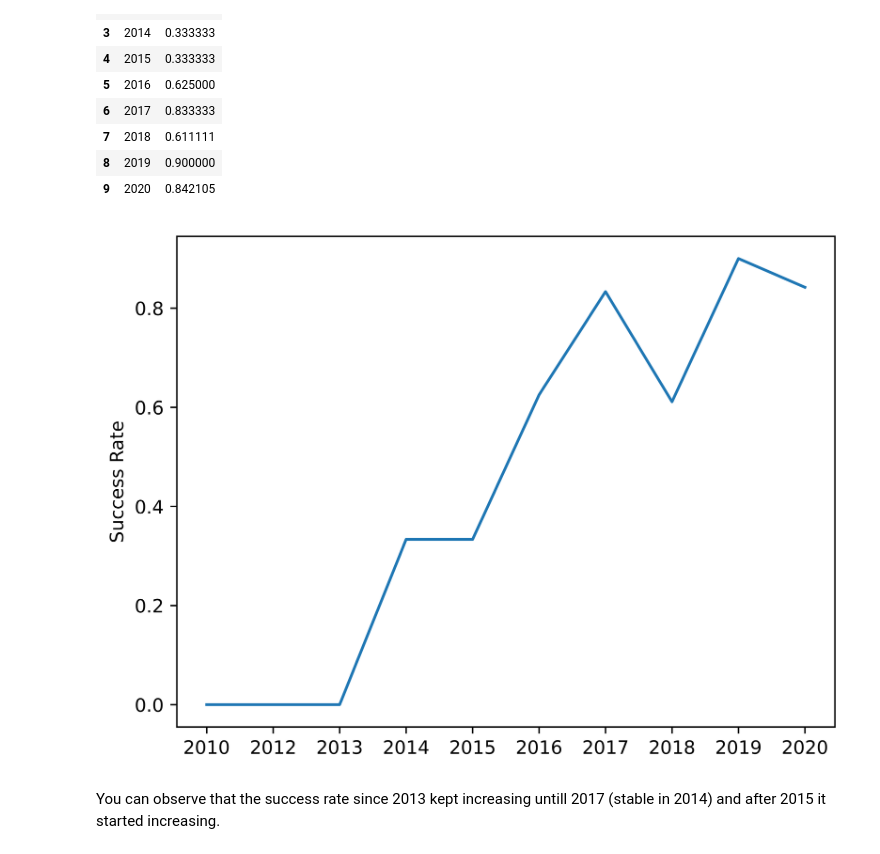
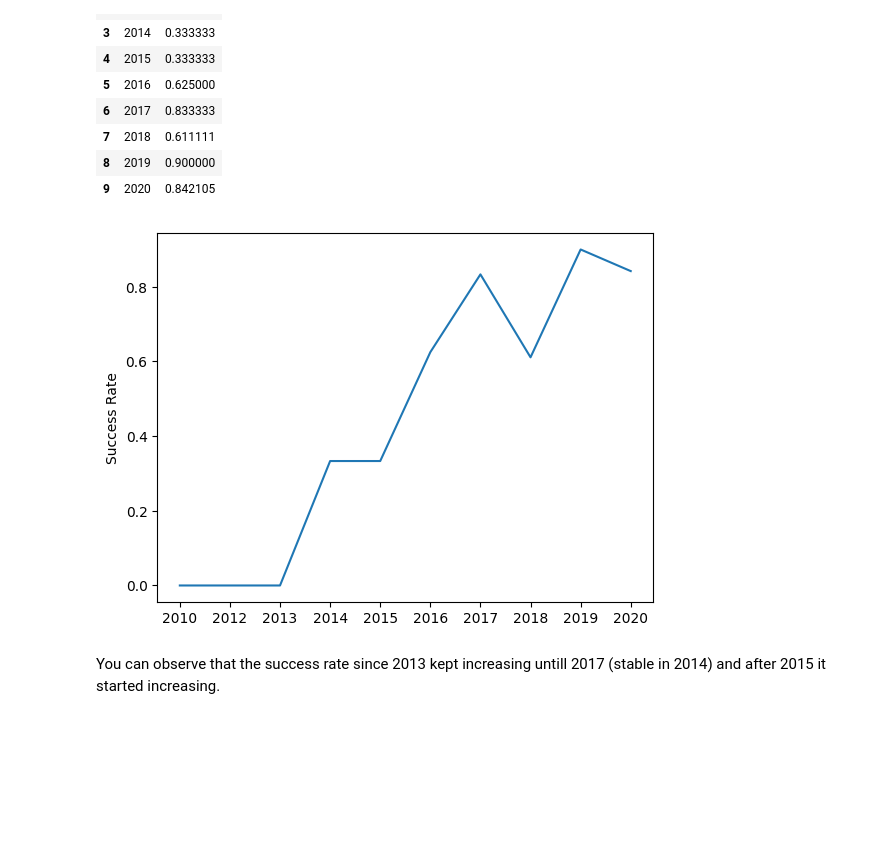
Before and after one commit to Bryan-V-Dev/Data-Scienc-Capstone-spaceX, a Jupyter notebook: 4-EDA_With_Visualization/EDA_With_Visualization.ipynb, the cells around one changed output. Drawn from its saved outputs; the diff is of its cells as text; code cells hidden in the pictures; blank space fills up the shorter version.

```diff
--- a/4-EDA_With_Visualization/EDA_With_Visualization.ipynb
+++ b/4-EDA_With_Visualization/EDA_With_Visualization.ipynb
@@ -119,7 +119,7 @@ We also want to observe if there is any relationship between launch sites and th
 # %%
 # Plot a scatter point chart with x axis to be Pay Load Mass (kg) and y axis to be the launch site, and hue to be the class value
 
-plt.rcParams["figure.dpi"]=1000
+plt.rcParams["figure.dpi"]=100
 
 
 sns.catplot(
@@ -154,7 +154,7 @@ Let's create a `bar chart` for the sucess rate of each orbit
 # HINT use groupby method on Orbit column and get the mean of Class column
 df_new = df.groupby("Orbit")["Class"].mean().reset_index()
 
-plt.rcParams["figure.dpi"]=1000
+plt.rcParams["figure.dpi"]=100
 
 
 plt.bar(
@@ -185,7 +185,7 @@ There are some Orbit with hight success rate like ES-L1, GEO and SSO, but the mo
 For each orbit, we want to see if there is any relationship between FlightNumber and Orbit type.
 # %%
 # Plot a scatter point chart with x axis to be FlightNumber and y axis to be the Orbit, and hue to be the class value
-plt.rcParams["figure.dpi"] = 1000
+plt.rcParams["figure.dpi"] = 100
 
 sns.scatterplot(
     data=df,
@@ -216,7 +216,7 @@ Similarly, we can plot the Payload vs. Orbit scatter point charts to reveal the
 # %%
 # Plot a scatter point chart with x axis to be Payload and y axis to be the Orbit, and hue to be the class value
 
-plt.rcParams["figure.dpi"] = 1000
+plt.rcParams["figure.dpi"] = 100
 
 sns.scatterplot(
     data=df,
@@ -277,18 +277,18 @@ new_df
 | 8 | 2019 | 0.900000 |
 | 9 | 2020 | 0.842105 |
 # %%
-plt.rcParams["figure.dpi"] = 1000
+plt.rcParams["figure.dpi"] = 100
 
 fig = sns.lineplot(
     data=new_df,
     x="Year",
     y="Class"
 )
 plt.ylabel("Success Rate")
 plt.xlabel("")
 plt.show()
 # %% [output]
-[figure, old version]
+[figure, new version]
 # %% [markdown]
 You can observe that the success rate since 2013 kept increasing untill 2017 (stable in 2014) and after 2015 it started increasing.
 # %% [markdown]
```
Also changed, not shown: parts of 5 cells of this notebook, 1 other file.
